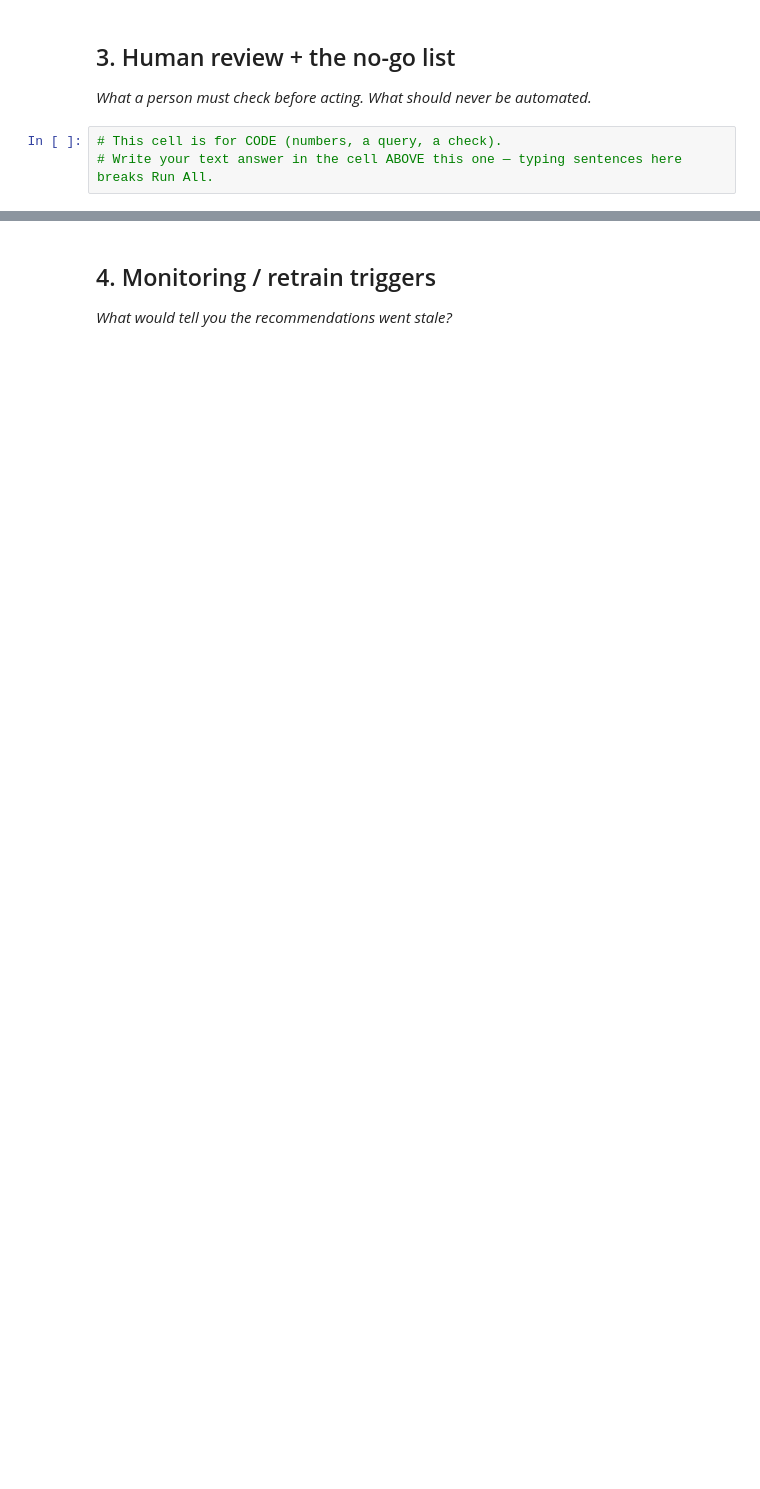
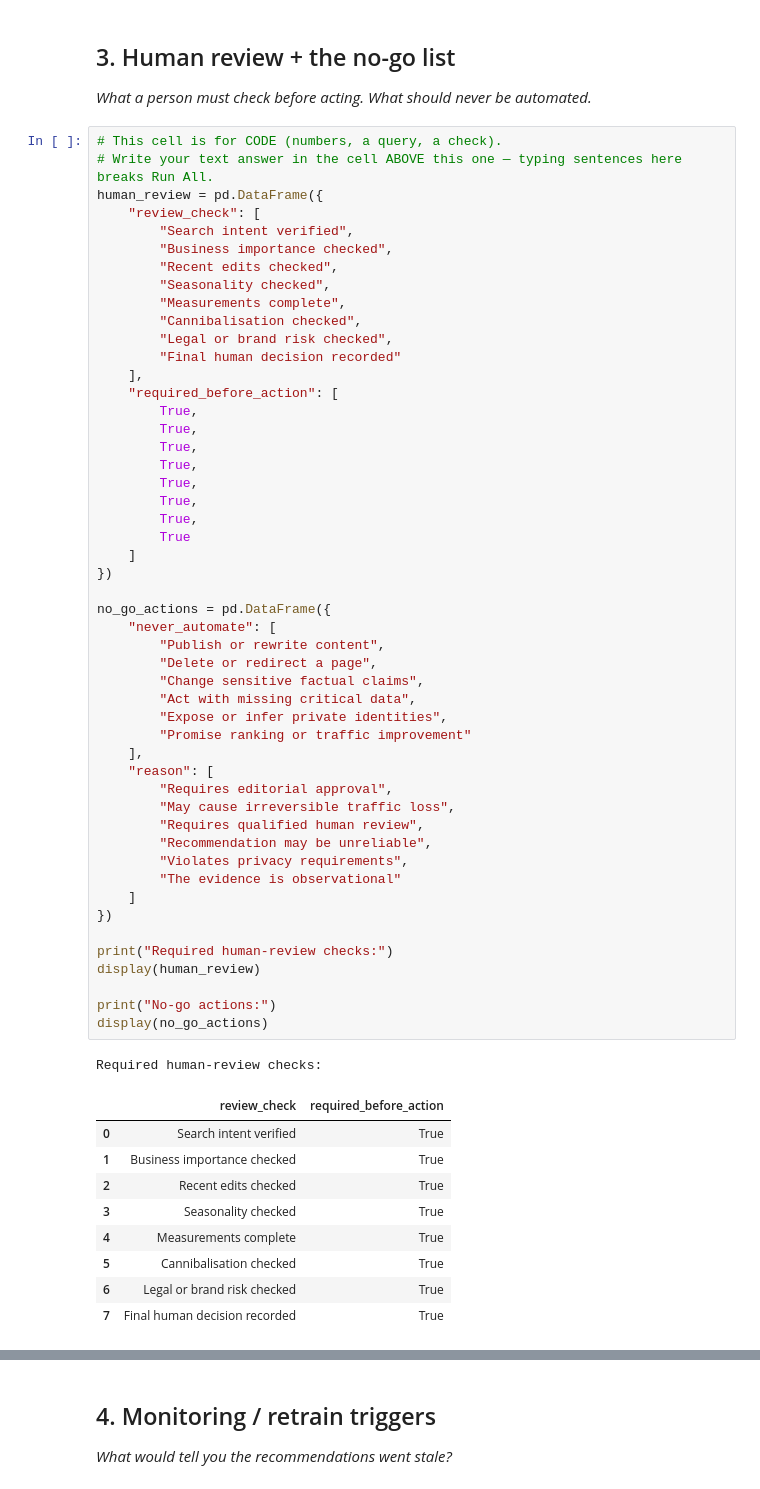
Before and after one commit to abdullahhashmi01/FlyRank-ML-Internship, a Jupyter notebook: work/notebooks/w07_action_playbook.ipynb, the cells around one changed output, grey strips where cells are left out. Drawn from its saved outputs; the diff is of its cells as text; blank space fills up the shorter version.

Commit message:
Complete ML-10 content action playbook and paper exports

```diff
--- a/work/notebooks/w07_action_playbook.ipynb
+++ b/work/notebooks/w07_action_playbook.ipynb
@@ -24,6 +152,64 @@ This skeleton is yours to fill. Work the sections **in order** — each one has
 ## 3. Human review + the no-go list
 
 *What a person must check before acting. What should never be automated.*
-# %%
-# This cell is for CODE (numbers, a query, a check).
-# Write your text answer in the cell ABOVE this one — typing sentences here breaks Run All.
+# %%
+# This cell is for CODE (numbers, a query, a check).
+# Write your text answer in the cell ABOVE this one — typing sentences here breaks Run All.
+human_review = pd.DataFrame({
+    "review_check": [
+        "Search intent verified",
+        "Business importance checked",
+        "Recent edits checked",
+        "Seasonality checked",
+        "Measurements complete",
+        "Cannibalisation checked",
+        "Legal or brand risk checked",
+        "Final human decision recorded"
+    ],
+    "required_before_action": [
+        True,
+        True,
+        True,
+        True,
+        True,
+        True,
+        True,
+        True
+    ]
+})
+
+no_go_actions = pd.DataFrame({
+    "never_automate": [
+        "Publish or rewrite content",
+        "Delete or redirect a page",
+        "Change sensitive factual claims",
+        "Act with missing critical data",
+        "Expose or infer private identities",
+        "Promise ranking or traffic improvement"
+    ],
+    "reason": [
+        "Requires editorial approval",
+        "May cause irreversible traffic loss",
+        "Requires qualified human review",
+        "Recommendation may be unreliable",
+        "Violates privacy requirements",
+        "The evidence is observational"
+    ]
+})
+
+print("Required human-review checks:")
+display(human_review)
+
+print("No-go actions:")
+display(no_go_actions)
+# %% [output]
+Required human-review checks:
+|  | review_check | required_before_action |
+| 0 | Search intent verified | True |
+| 1 | Business importance checked | True |
+| 2 | Recent edits checked | True |
+| 3 | Seasonality checked | True |
+| 4 | Measurements complete | True |
+| 5 | Cannibalisation checked | True |
+| 6 | Legal or brand risk checked | True |
+| 7 | Final human decision recorded | True |
```
Also changed, not shown: parts of 10 cells of this notebook.
